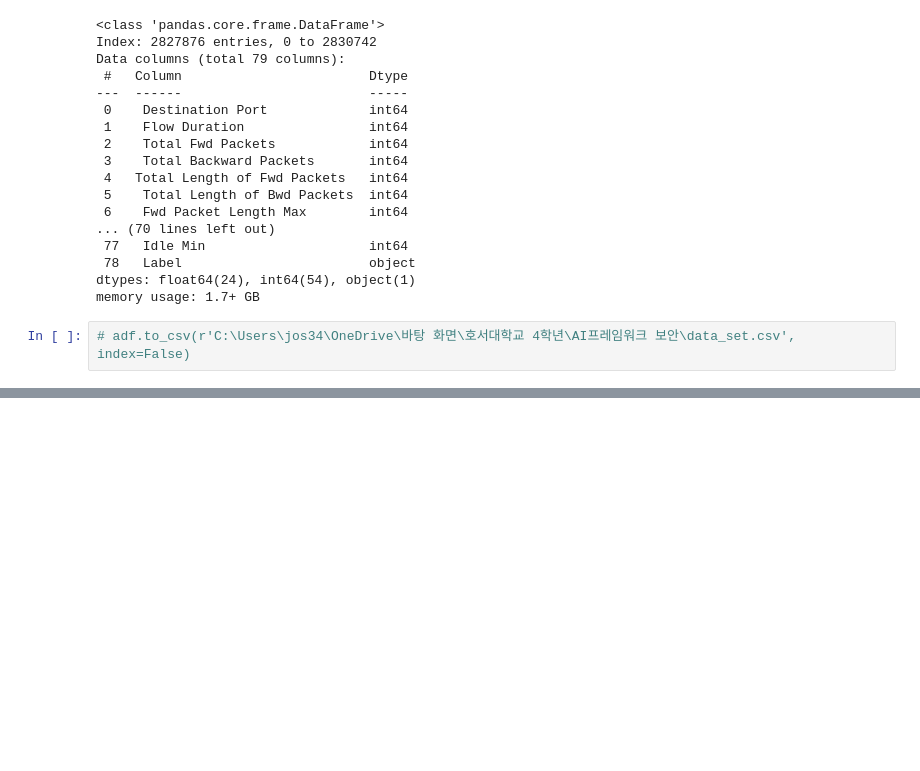
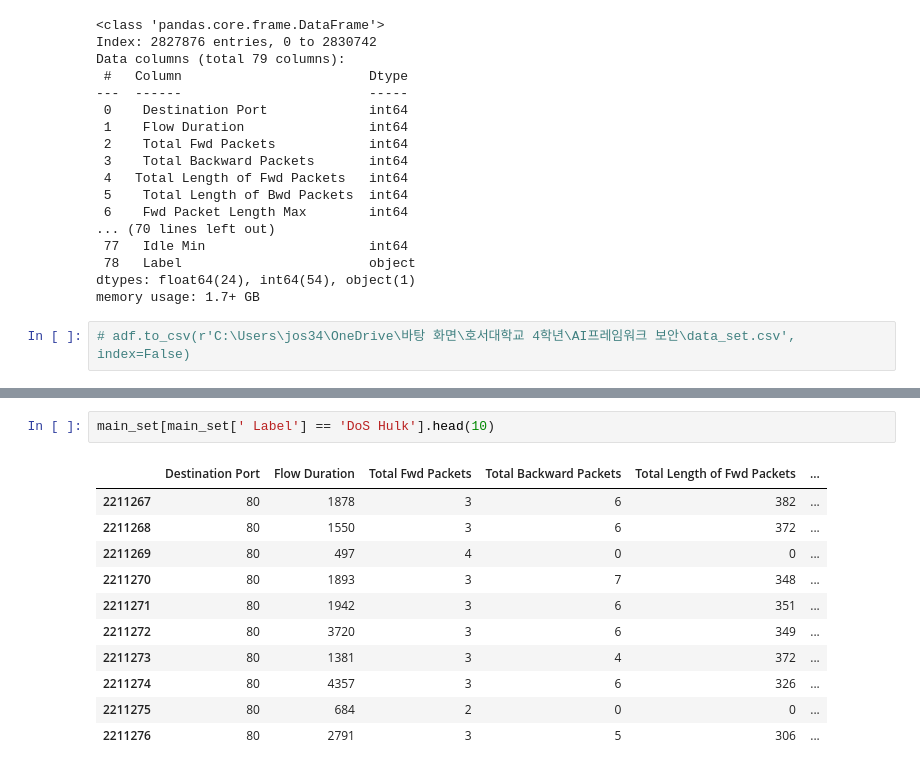
Before and after one commit to thejysplay/CIC-IDS-attack-detection, a Jupyter notebook: MachineLearningCSV_Data analysis.ipynb, the cells around one changed output, grey strips where cells are left out. Cells and saved outputs as stored; diff of their text form; blank space fills up the shorter version.

```diff
--- a/MachineLearningCSV_Data analysis.ipynb
+++ b/MachineLearningCSV_Data analysis.ipynb
@@ -566,0 +584,14 @@ memory usage: 1.7+ GB
+# %%
+main_set[main_set[' Label'] == 'DoS Hulk'].head(10)
+# %% [output]
+|  | Destination Port | Flow Duration | Total Fwd Packets | Total Backward Packets | Total Length of Fwd Packets | ... |
+| 2211267 | 80 | 1878 | 3 | 6 | 382 | ... |
+| 2211268 | 80 | 1550 | 3 | 6 | 372 | ... |
+| 2211269 | 80 | 497 | 4 | 0 | 0 | ... |
+| 2211270 | 80 | 1893 | 3 | 7 | 348 | ... |
+| 2211271 | 80 | 1942 | 3 | 6 | 351 | ... |
+| 2211272 | 80 | 3720 | 3 | 6 | 349 | ... |
+| 2211273 | 80 | 1381 | 3 | 4 | 372 | ... |
+| 2211274 | 80 | 4357 | 3 | 6 | 326 | ... |
+| 2211275 | 80 | 684 | 2 | 0 | 0 | ... |
+| 2211276 | 80 | 2791 | 3 | 5 | 306 | ... |
```
Also changed, not shown: parts of 17 cells of this notebook.
